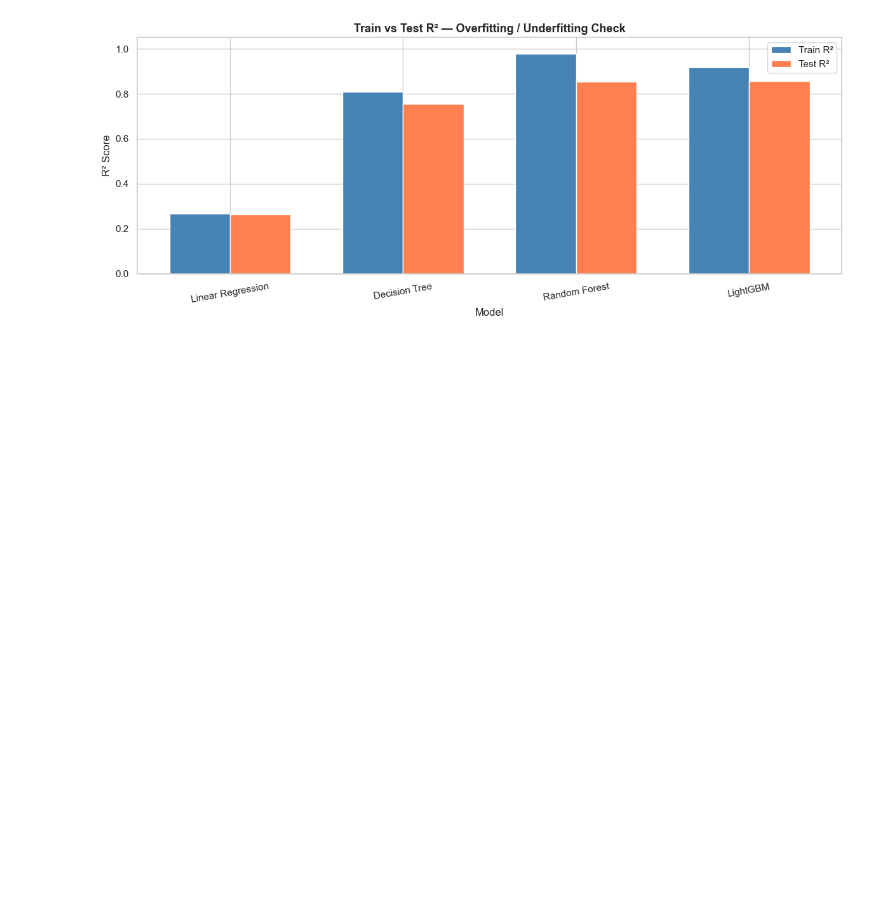
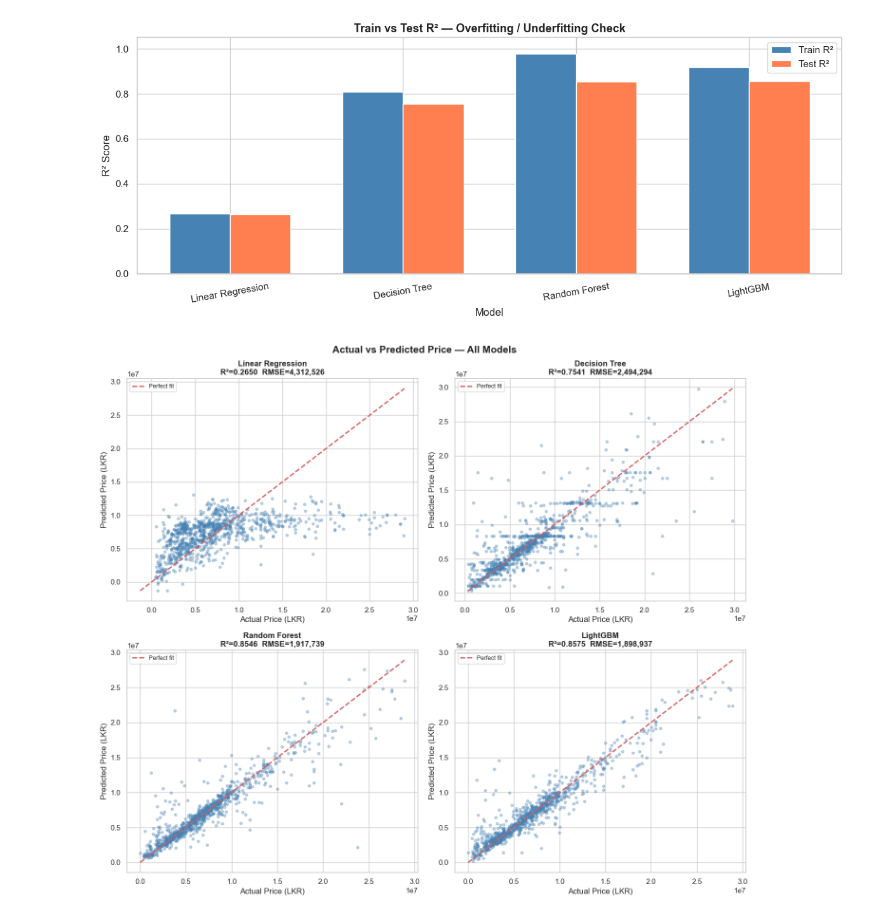
Before and after one commit to akila20040720/autoinsightcs70, a Jupyter notebook: model_training/model_testing.ipynb, the cells around one changed output. Drawn from its saved outputs; the diff is of its cells as text; code cells hidden in the pictures; blank space fills up the shorter version.

Commit message:
Add actual vs predicted price scatter plots for all models

```diff
--- a/model_training/model_testing.ipynb
+++ b/model_training/model_testing.ipynb
@@ -247,3 +247,28 @@ plt.savefig('train_vs_test_r2.png', bbox_inches='tight', dpi=150)
 plt.show()
 # %% [output]
 [figure]
+# %%
+fig, axes = plt.subplots(2, 2, figsize=(14, 12))
+axes = axes.flatten()
+
+for i, (name, r) in enumerate(results.items()):
+    ax  = axes[i]
+    idx = np.random.choice(len(y_test), size=min(1000, len(y_test)), replace=False)
+    actual    = y_test.values[idx]
+    predicted = r['y_pred_test'][idx]
+
+    ax.scatter(actual, predicted, alpha=0.35, s=15, color='steelblue')
+    min_val = min(actual.min(), predicted.min())
+    max_val = max(actual.max(), predicted.max())
+    ax.plot([min_val, max_val], [min_val, max_val], 'r--', lw=2, label='Perfect fit')
+    ax.set_xlabel('Actual Price (LKR)')
+    ax.set_ylabel('Predicted Price (LKR)')
+    ax.set_title(f'{name}\nR²={r["test_r2"]:.4f}  RMSE={r["test_rmse"]:,.0f}', fontweight='bold')
+    ax.legend(fontsize=9)
+
+plt.suptitle('Actual vs Predicted Price — All Models', fontsize=15, fontweight='bold')
+plt.tight_layout()
+plt.savefig('actual_vs_predicted.png', bbox_inches='tight', dpi=150)
+plt.show()
+# %% [output]
+[figure, added]
```
Also changed, not shown: 1 other file.
